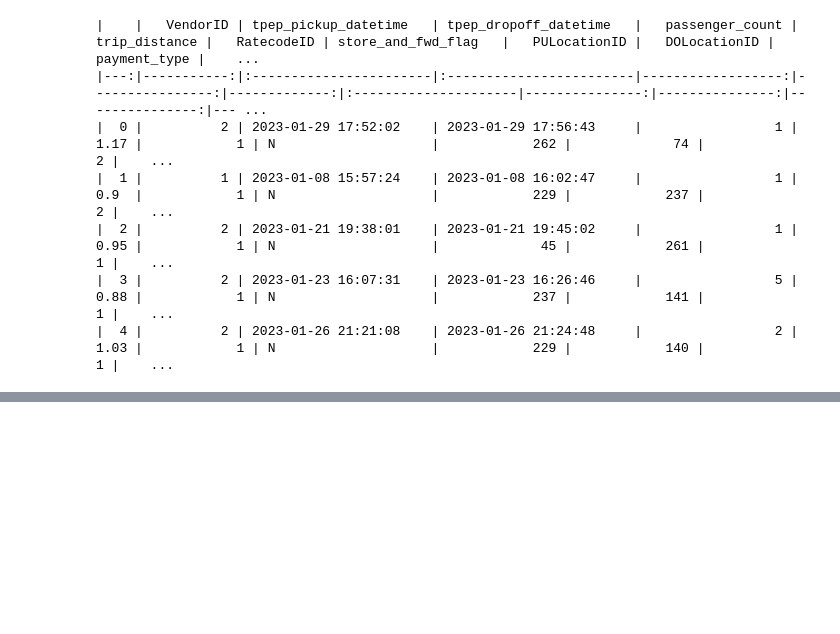
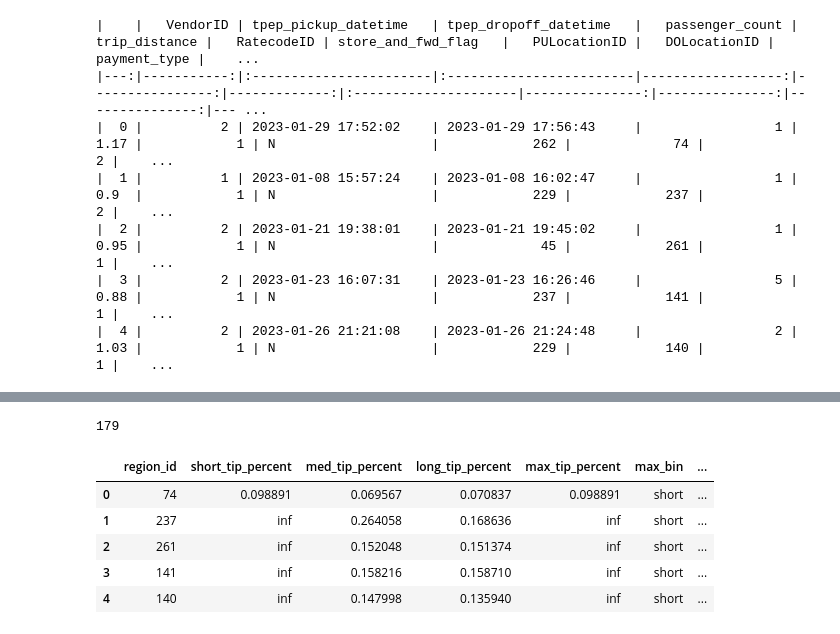
Before and after one commit to Aleyssu/CabBoost, a Jupyter notebook: kevin_rq3.ipynb, the cells around one changed output, grey strips where cells are left out. Saved outputs shown, nothing was run; the diff lists cells and outputs as text; code cells hidden in the pictures; blank space fills up the shorter version.

```diff
--- a/kevin_rq3.ipynb
+++ b/kevin_rq3.ipynb
@@ -1432,0 +1617,22 @@ plt.show()
+# %%
+res_df = results_df.dropna()
+print(len(res_df))
+
+res_df.to_csv("pu_percent_analysis_data.csv", index=False)
+# %% [output]
+179
+# %%
+res_df = pd.read_csv('pu_percent_analysis_data.csv')
+res_df['color'] = res_df['max_bin'].map({
+    'short':'red',
+    'medium':'green',
+    'long':'blue',
+})
+res_df.head()
+# %% [output]
+|  | region_id | short_tip_percent | med_tip_percent | long_tip_percent | max_tip_percent | max_bin | ... |
+| 0 | 74 | 0.098891 | 0.069567 | 0.070837 | 0.098891 | short | ... |
+| 1 | 237 | inf | 0.264058 | 0.168636 | inf | short | ... |
+| 2 | 261 | inf | 0.152048 | 0.151374 | inf | short | ... |
+| 3 | 141 | inf | 0.158216 | 0.158710 | inf | short | ... |
+| 4 | 140 | inf | 0.147998 | 0.135940 | inf | short | ... |
```
Also changed, not shown: parts of 27 cells of this notebook, 7 other files.
